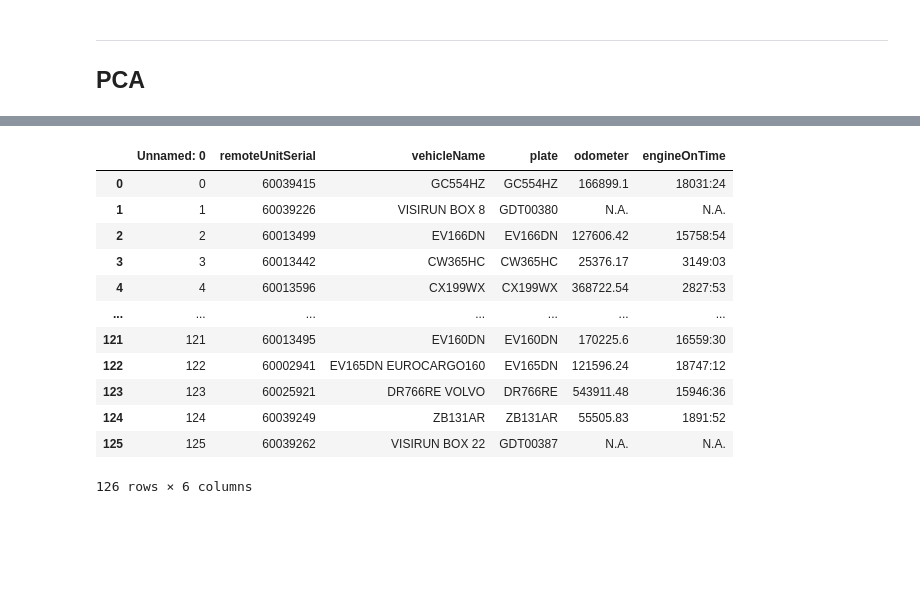
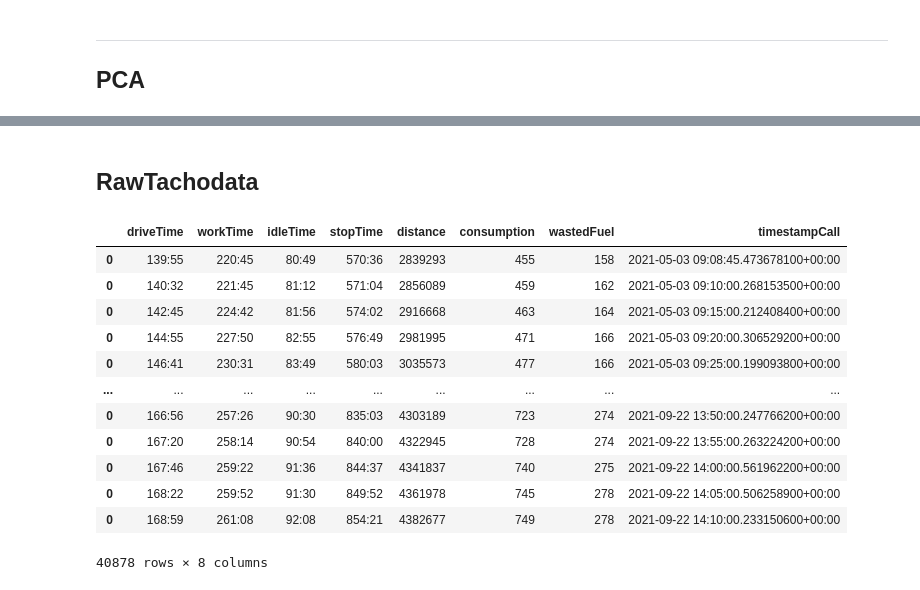
Before and after one commit to antonioalbanese/ai4trucks, a Jupyter notebook: visirun_analysis.ipynb, the cells around one changed output, grey strips where cells are left out. Saved outputs shown, nothing was run; the diff lists cells and outputs as text; code cells hidden in the pictures; blank space fills up the shorter version.

```diff
--- a/visirun_analysis.ipynb
+++ b/visirun_analysis.ipynb
@@ -341,0 +376,2 @@ most_important_names
+# %% [markdown]
+## RawTachodata
@@ -342,16 +380,16 @@ most_important_names
 # %%
-pd.read_csv("dataset/VISIRUN_FleetOdometerOld.csv")
+pd.read_csv("dataset/VISIRUN_KpiSummary.csv", index_col=0).drop("filename", axis=1).drop_duplicates()
 # %% [output]
-|  | Unnamed: 0 | remoteUnitSerial | vehicleName | plate | odometer | engineOnTime |
-| 0 | 0 | 60039415 | GC554HZ | GC554HZ | 166899.1 | 18031:24 |
-| 1 | 1 | 60039226 | VISIRUN BOX 8 | GDT00380 | N.A. | N.A. |
-| 2 | 2 | 60013499 | EV166DN | EV166DN | 127606.42 | 15758:54 |
-| 3 | 3 | 60013442 | CW365HC | CW365HC | 25376.17 | 3149:03 |
-| 4 | 4 | 60013596 | CX199WX | CX199WX | 368722.54 | 2827:53 |
-| ... | ... | ... | ... | ... | ... | ... |
-| 121 | 121 | 60013495 | EV160DN | EV160DN | 170225.6 | 16559:30 |
-| 122 | 122 | 60002941 | EV165DN EUROCARGO160 | EV165DN | 121596.24 | 18747:12 |
-| 123 | 123 | 60025921 | DR766RE VOLVO | DR766RE | 543911.48 | 15946:36 |
-| 124 | 124 | 60039249 | ZB131AR | ZB131AR | 55505.83 | 1891:52 |
-| 125 | 125 | 60039262 | VISIRUN BOX 22 | GDT00387 | N.A. | N.A. |
+|  | driveTime | workTime | idleTime | stopTime | distance | consumption | wastedFuel | timestampCall |
+| 0 | 139:55 | 220:45 | 80:49 | 570:36 | 2839293 | 455 | 158 | 2021-05-03 09:08:45.473678100+00:00 |
+| 0 | 140:32 | 221:45 | 81:12 | 571:04 | 2856089 | 459 | 162 | 2021-05-03 09:10:00.268153500+00:00 |
+| 0 | 142:45 | 224:42 | 81:56 | 574:02 | 2916668 | 463 | 164 | 2021-05-03 09:15:00.212408400+00:00 |
+| 0 | 144:55 | 227:50 | 82:55 | 576:49 | 2981995 | 471 | 166 | 2021-05-03 09:20:00.306529200+00:00 |
+| 0 | 146:41 | 230:31 | 83:49 | 580:03 | 3035573 | 477 | 166 | 2021-05-03 09:25:00.199093800+00:00 |
+| ... | ... | ... | ... | ... | ... | ... | ... | ... |
+| 0 | 166:56 | 257:26 | 90:30 | 835:03 | 4303189 | 723 | 274 | 2021-09-22 13:50:00.247766200+00:00 |
+| 0 | 167:20 | 258:14 | 90:54 | 840:00 | 4322945 | 728 | 274 | 2021-09-22 13:55:00.263224200+00:00 |
+| 0 | 167:46 | 259:22 | 91:36 | 844:37 | 4341837 | 740 | 275 | 2021-09-22 14:00:00.561962200+00:00 |
+| 0 | 168:22 | 259:52 | 91:30 | 849:52 | 4361978 | 745 | 278 | 2021-09-22 14:05:00.506258900+00:00 |
+| 0 | 168:59 | 261:08 | 92:08 | 854:21 | 4382677 | 749 | 278 | 2021-09-22 14:10:00.233150600+00:00 |
-126 rows × 6 columns
+40878 rows × 8 columns
```
Also changed, not shown: parts of 26 cells of this notebook, 2 other files.
